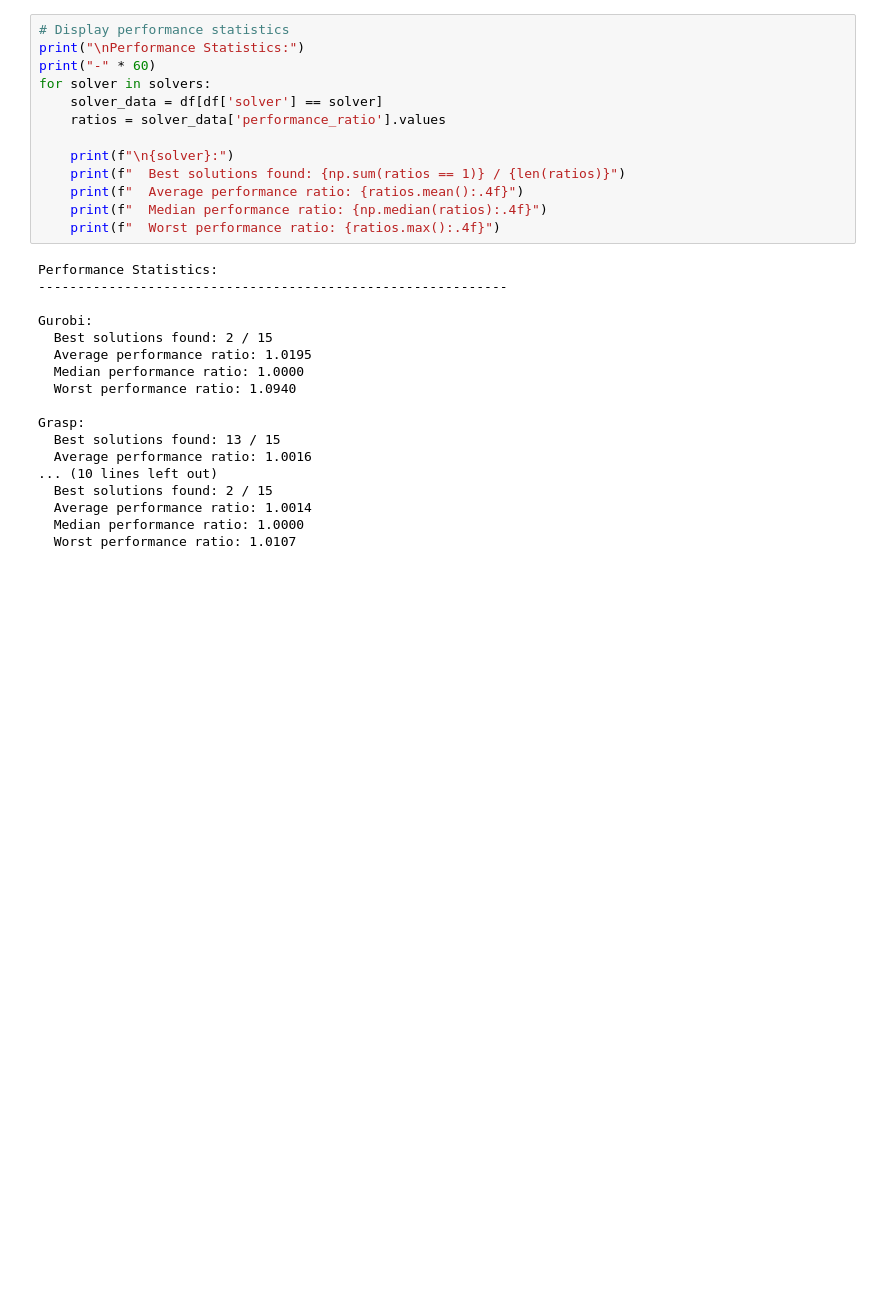
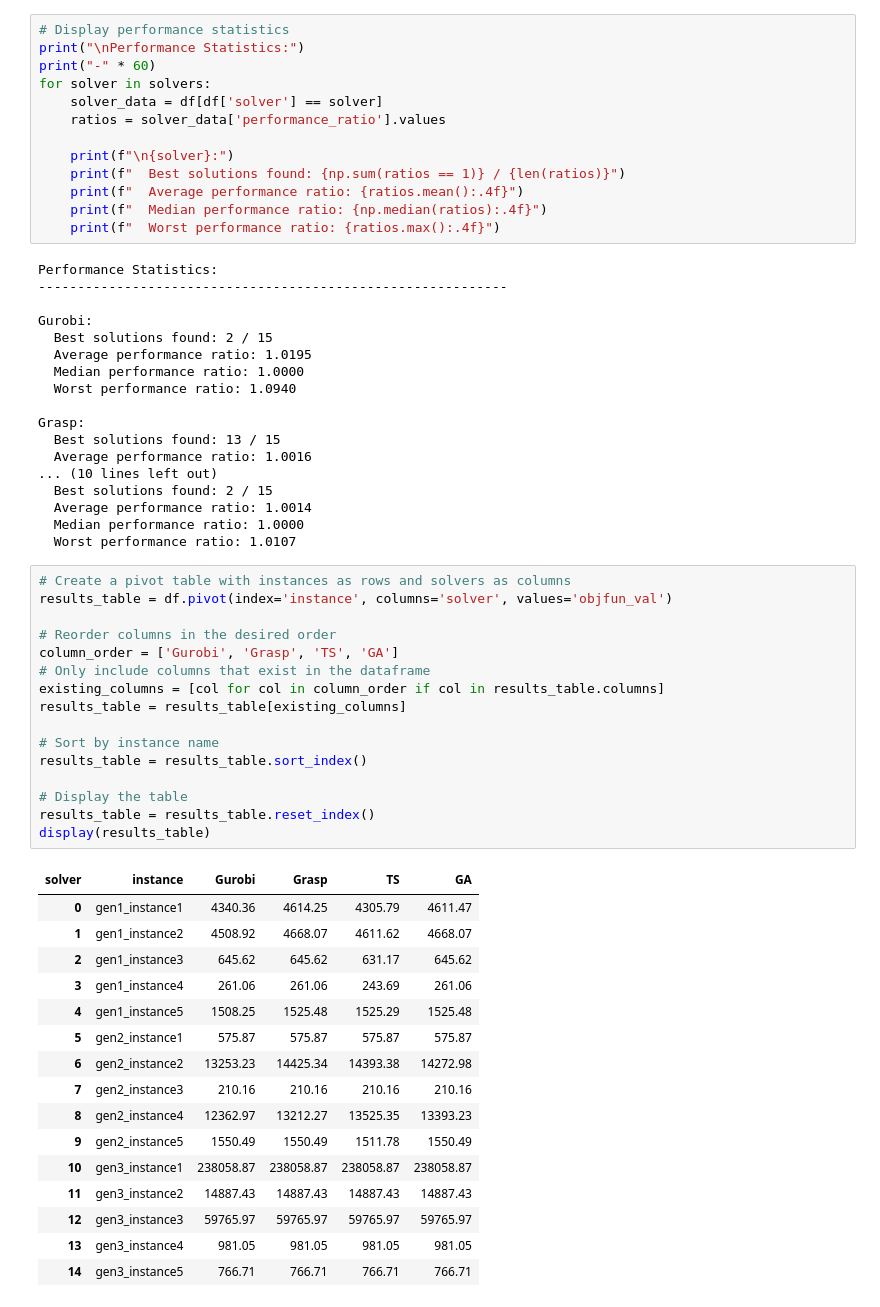
Before and after one commit to Everton-Colombo/MO824-A5, a Jupyter notebook: performance_profiles.ipynb, the cells around one changed output. Saved outputs shown, nothing was run; the diff lists cells and outputs as text; blank space fills up the shorter version.

```diff
--- a/performance_profiles.ipynb
+++ b/performance_profiles.ipynb
@@ -223,3 +283,36 @@ Grasp:
   Average performance ratio: 1.0014
   Median performance ratio: 1.0000
   Worst performance ratio: 1.0107
+# %%
+# Create a pivot table with instances as rows and solvers as columns
+results_table = df.pivot(index='instance', columns='solver', values='objfun_val')
+
+# Reorder columns in the desired order
+column_order = ['Gurobi', 'Grasp', 'TS', 'GA']
+# Only include columns that exist in the dataframe
+existing_columns = [col for col in column_order if col in results_table.columns]
+results_table = results_table[existing_columns]
+
+# Sort by instance name
+results_table = results_table.sort_index()
+
+# Display the table
+results_table = results_table.reset_index()
+display(results_table)
+# %% [output]
+| solver | instance | Gurobi | Grasp | TS | GA |
+| 0 | gen1_instance1 | 4340.36 | 4614.25 | 4305.79 | 4611.47 |
+| 1 | gen1_instance2 | 4508.92 | 4668.07 | 4611.62 | 4668.07 |
+| 2 | gen1_instance3 | 645.62 | 645.62 | 631.17 | 645.62 |
+| 3 | gen1_instance4 | 261.06 | 261.06 | 243.69 | 261.06 |
+| 4 | gen1_instance5 | 1508.25 | 1525.48 | 1525.29 | 1525.48 |
+| 5 | gen2_instance1 | 575.87 | 575.87 | 575.87 | 575.87 |
+| 6 | gen2_instance2 | 13253.23 | 14425.34 | 14393.38 | 14272.98 |
+| 7 | gen2_instance3 | 210.16 | 210.16 | 210.16 | 210.16 |
+| 8 | gen2_instance4 | 12362.97 | 13212.27 | 13525.35 | 13393.23 |
+| 9 | gen2_instance5 | 1550.49 | 1550.49 | 1511.78 | 1550.49 |
+| 10 | gen3_instance1 | 238058.87 | 238058.87 | 238058.87 | 238058.87 |
+| 11 | gen3_instance2 | 14887.43 | 14887.43 | 14887.43 | 14887.43 |
+| 12 | gen3_instance3 | 59765.97 | 59765.97 | 59765.97 | 59765.97 |
+| 13 | gen3_instance4 | 981.05 | 981.05 | 981.05 | 981.05 |
+| 14 | gen3_instance5 | 766.71 | 766.71 | 766.71 | 766.71 |
```
Also changed, not shown: parts of 2 cells of this notebook, 2 other files.
